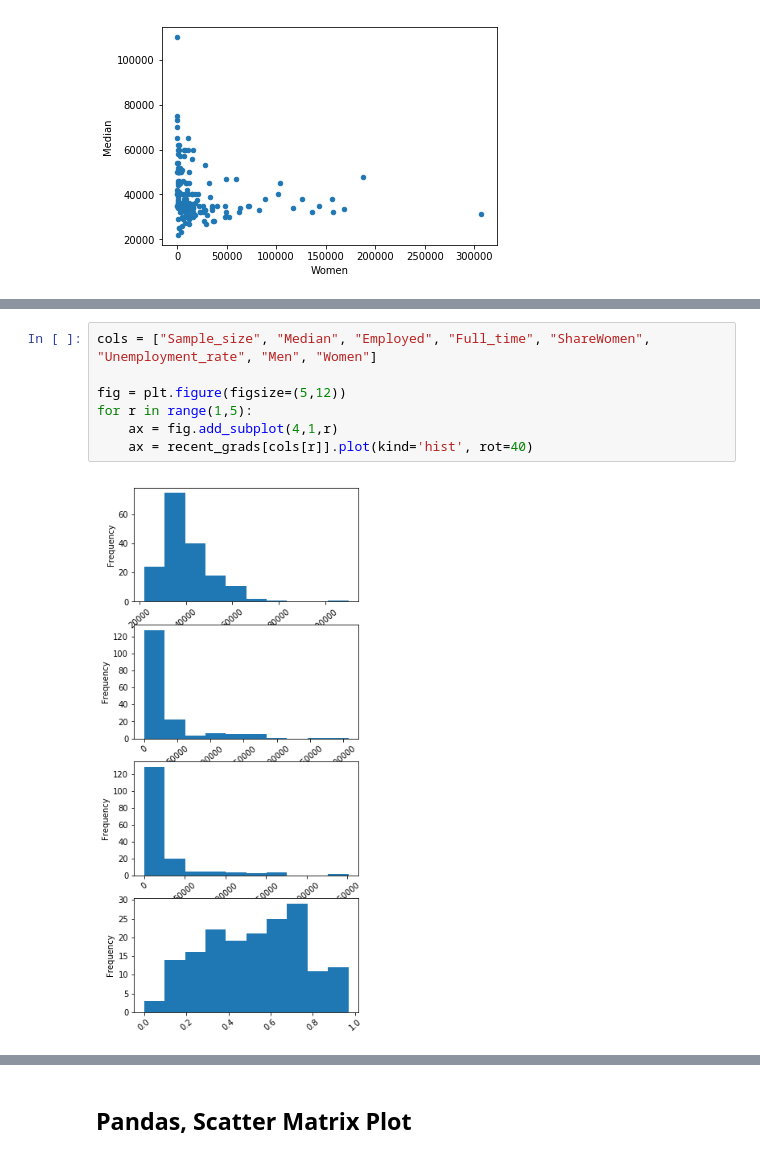
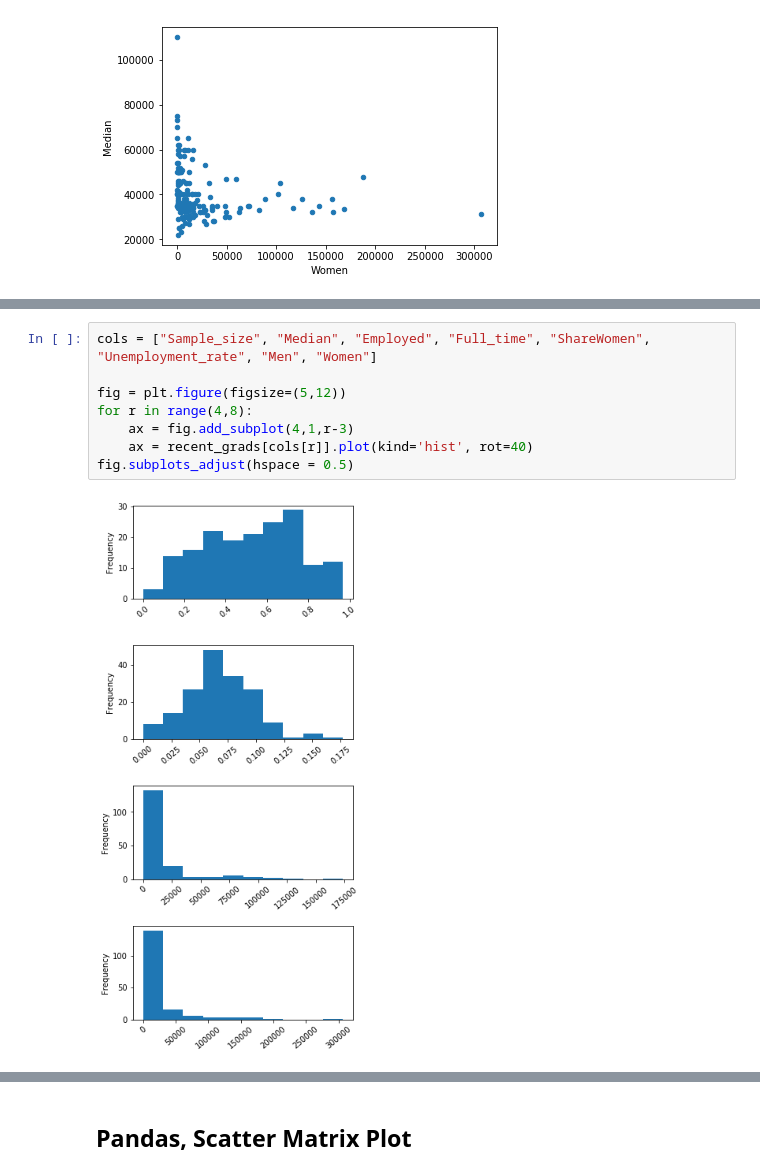
Before and after one commit to dataquestio/solutions, a Jupyter notebook: Mission146Solutions.ipynb, the cells around one changed output, grey strips where cells are left out. Saved outputs shown, nothing was run; the diff lists cells and outputs as text.

```diff
--- a/Mission146Solutions.ipynb
+++ b/Mission146Solutions.ipynb
@@ -64,9 +127,10 @@ recent_grads.plot(x='Women', y='Median', kind='scatter')
 # %%
 cols = ["Sample_size", "Median", "Employed", "Full_time", "ShareWomen", "Unemployment_rate", "Men", "Women"]
 
 fig = plt.figure(figsize=(5,12))
-for r in range(1,5):
-    ax = fig.add_subplot(4,1,r)
+for r in range(4,8):
+    ax = fig.add_subplot(4,1,r-3)
     ax = recent_grads[cols[r]].plot(kind='hist', rot=40)
+fig.subplots_adjust(hspace = 0.5)
 # %% [output]
-[figure, old version]
+[figure, new version]
```
Also changed, not shown: parts of 16 cells of this notebook.
